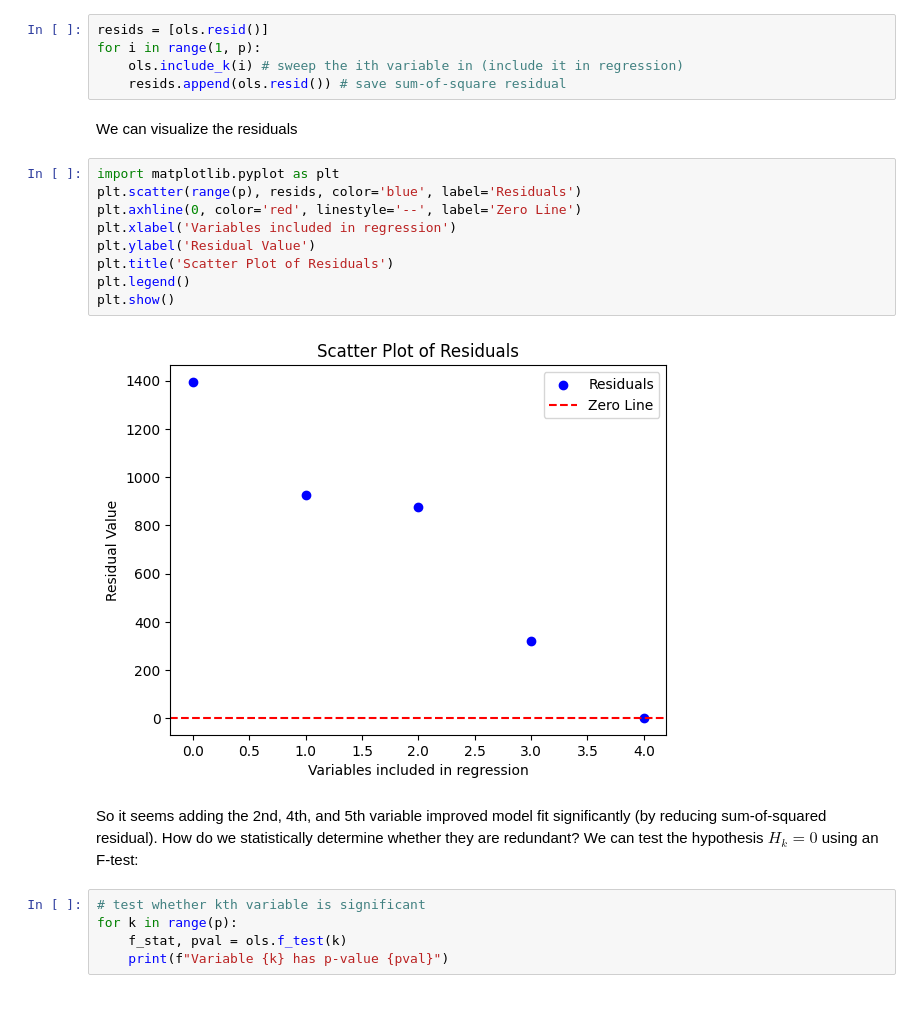
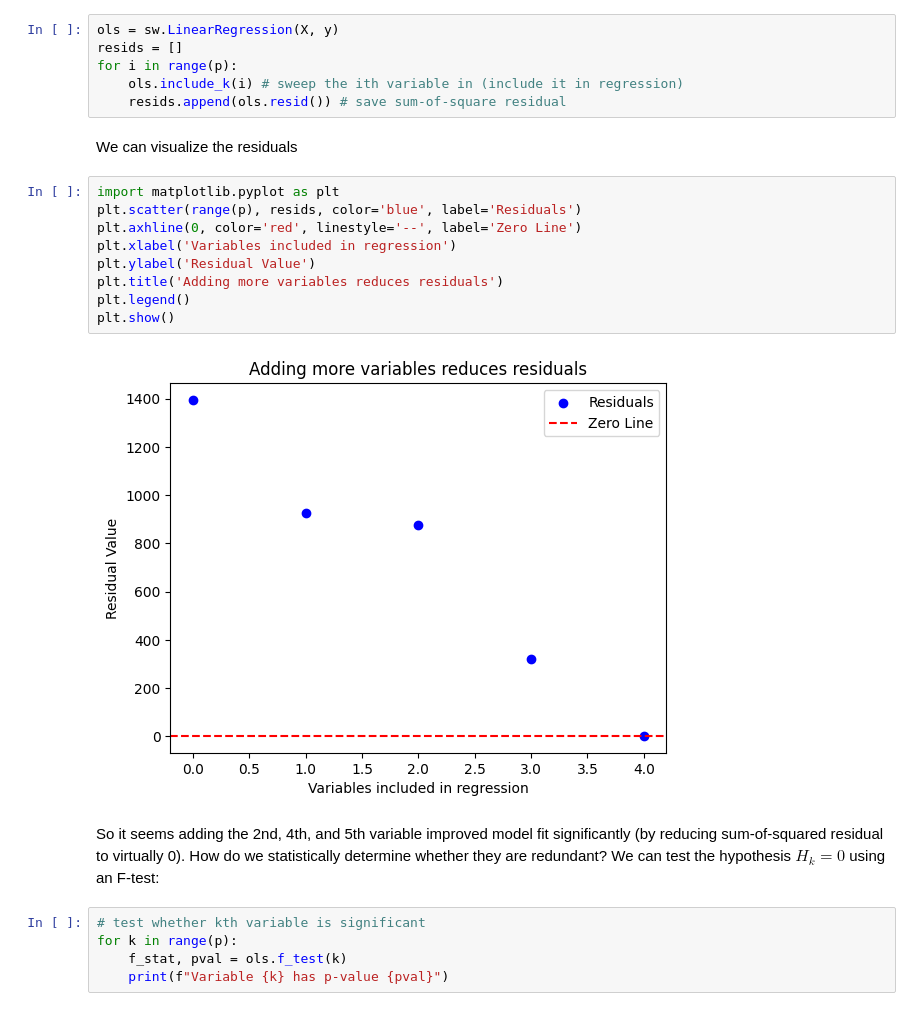
Before and after one commit to biona001/sweepystats, a Jupyter notebook: docs/user_guide/notebooks/stepreg.ipynb, the cells around one changed output. Cells and saved outputs as stored; diff of their text form.

```diff
--- a/docs/user_guide/notebooks/stepreg.ipynb
+++ b/docs/user_guide/notebooks/stepreg.ipynb
@@ -50,6 +65,7 @@ Lets try sweeping in variables one at a time (i.e. including more and more varia
 # %%
-resids = [ols.resid()]
-for i in range(1, p):
+ols = sw.LinearRegression(X, y)
+resids = []
+for i in range(p):
     ols.include_k(i) # sweep the ith variable in (include it in regression)
     resids.append(ols.resid()) # save sum-of-square residual
 # %% [markdown]
@@ -57,16 +73,16 @@ We can visualize the residuals
 # %%
 import matplotlib.pyplot as plt
 plt.scatter(range(p), resids, color='blue', label='Residuals')
 plt.axhline(0, color='red', linestyle='--', label='Zero Line')
 plt.xlabel('Variables included in regression')
 plt.ylabel('Residual Value')
-plt.title('Scatter Plot of Residuals')
+plt.title('Adding more variables reduces residuals')
 plt.legend()
 plt.show()
 # %% [output]
-[figure, old version]
+[figure, new version]
 # %% [markdown]
-So it seems adding the 2nd, 4th, and 5th variable improved model fit significantly (by reducing sum-of-squared residual). How do we statistically determine whether they are redundant? We can test the hypothesis $H_k = 0$ using an F-test:
+So it seems adding the 2nd, 4th, and 5th variable improved model fit significantly (by reducing sum-of-squared residual to virtually 0). How do we statistically determine whether they are redundant? We can test the hypothesis $H_k = 0$ using an F-test:
 # %%
 # test whether kth variable is significant
 for k in range(p):
```
Also changed, not shown: parts of 17 cells of this notebook, 2 other files.
